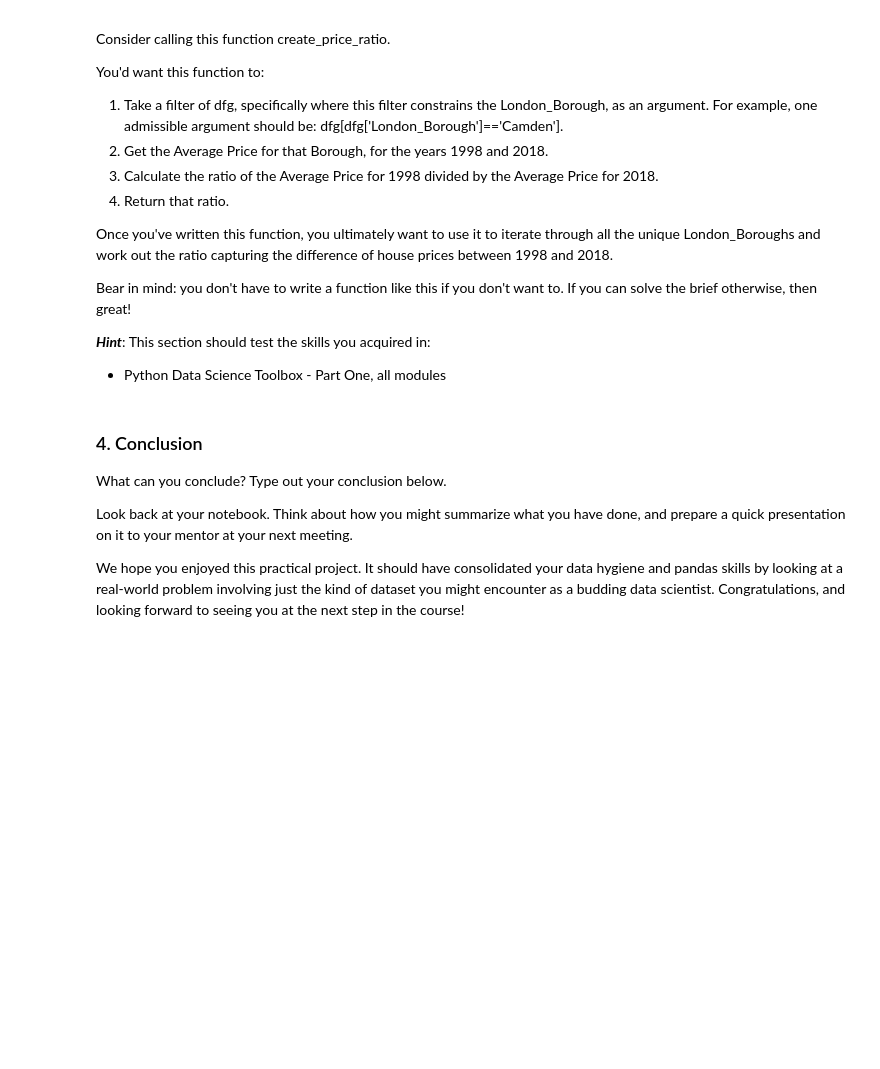
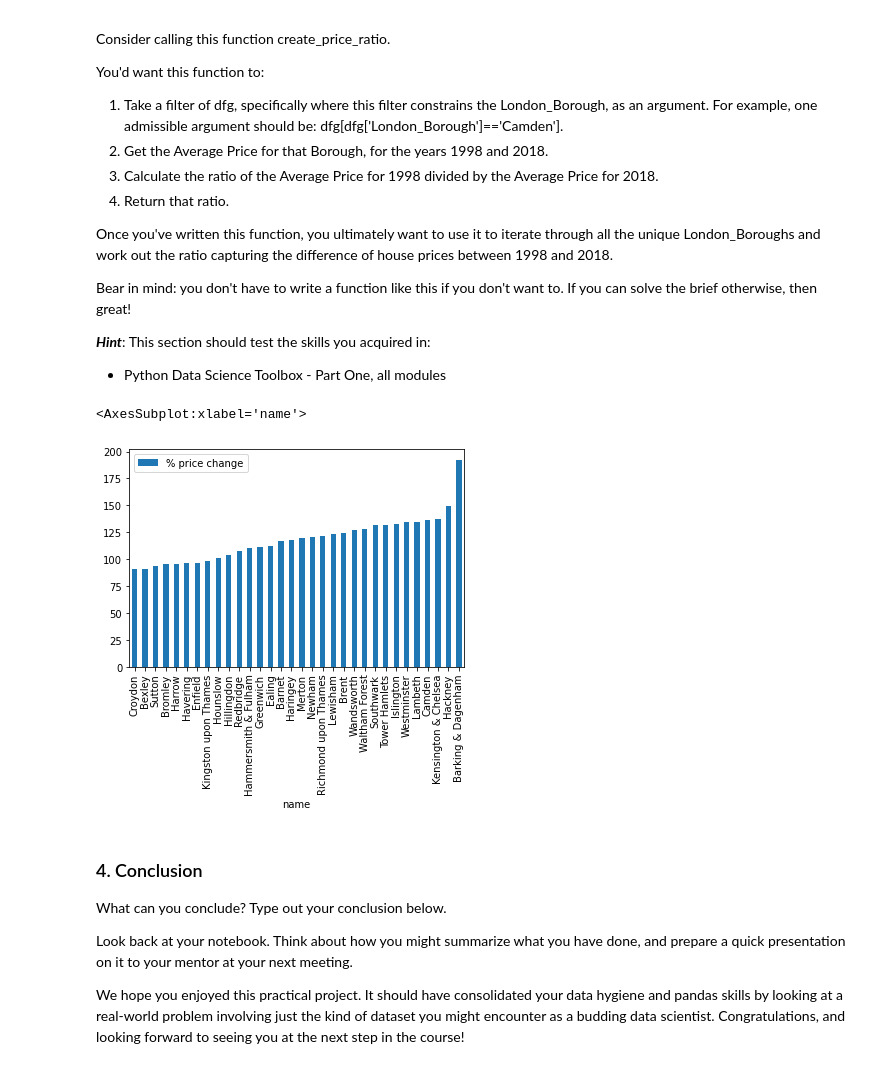
Before and after one commit to sbBEM/SpringBoard, a Jupyter notebook: unit4/Unit 4 Challenge - Tier 3.ipynb, the cells around one changed output. Cells and saved outputs as stored; diff of their text form; code cells hidden in the pictures; blank space fills up the shorter version.

```diff
--- a/unit4/Unit 4 Challenge - Tier 3.ipynb
+++ b/unit4/Unit 4 Challenge - Tier 3.ipynb
@@ -425,0 +452,3 @@ Whether you go ahead with this is up to you. Just so long as you answer our init
+# %%
+annual_growths = grouped.pct_change()
+annual_growths
@@ -425,0 +470,6 @@ Whether you go ahead with this is up to you. Just so long as you answer our init
+# %%
+total_growths = annual_growths.groupby('name').sum() * 100
+# %%
+total_growths.rename(inplace=True, columns={'price': '% price change'})
+# %%
+total_growths.sort_values('% price change', inplace=True)
@@ -442,6 +513,11 @@ Bear in mind: you don't have to write a function like this if you don't want to.
 
 ***Hint***: This section should test the skills you acquired in:
 - Python Data Science Toolbox - Part One, all modules
+# %%
+total_growths.plot.bar()
+# %% [output]
+<AxesSubplot:xlabel='name'>
+[figure, added]
 # %% [markdown]
 ### 4. Conclusion
 What can you conclude? Type out your conclusion below.
```
Also changed, not shown: parts of 7 cells of this notebook.
